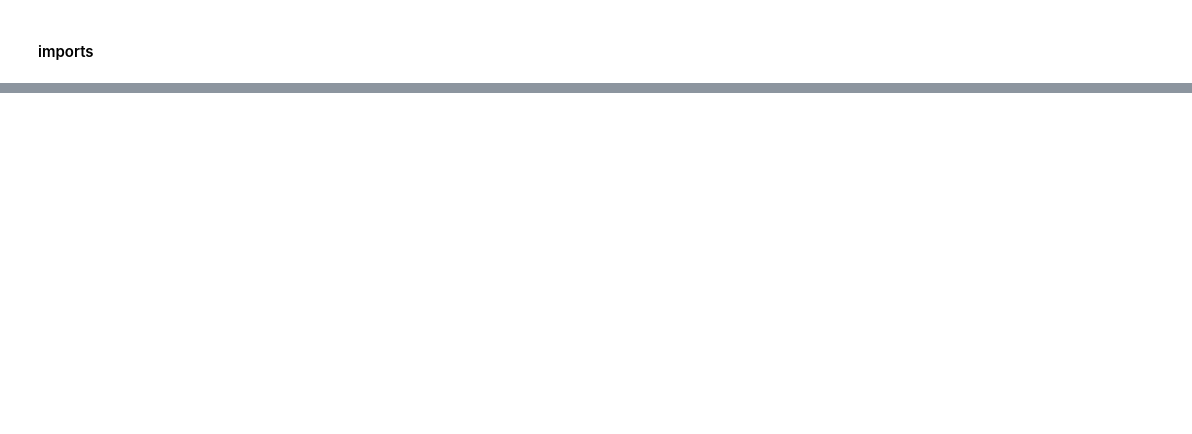
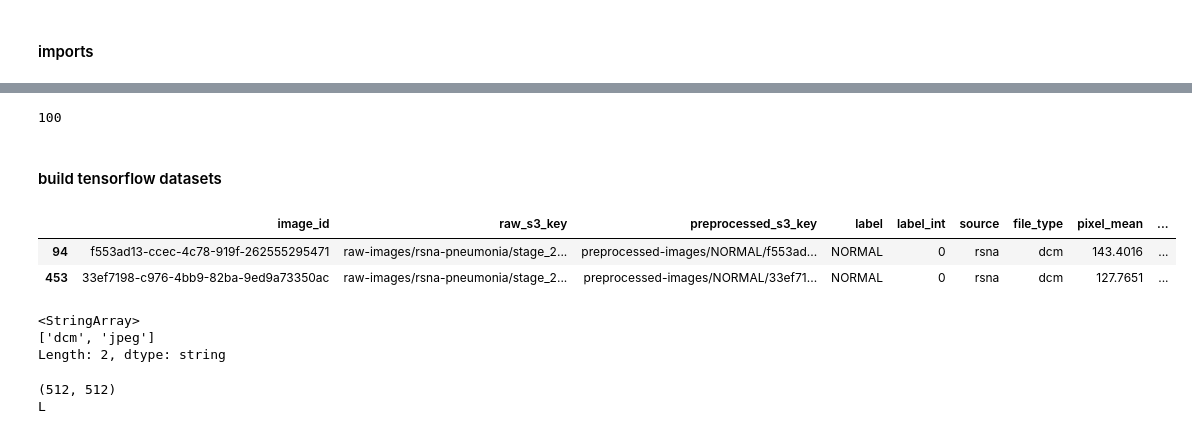
Before and after one commit to AAI-540-02-Group-4/FinalProject, a Jupyter notebook: cnn-model-dev.ipynb, the cells around one changed output, grey strips where cells are left out. Cells and saved outputs as stored; diff of their text form; code cells hidden in the pictures; blank space fills up the shorter version.

```diff
--- a/cnn-model-dev.ipynb
+++ b/cnn-model-dev.ipynb
@@ -81,0 +90,2 @@ Not Found: Amazon SageMaker can't find a FeatureGroup with name pneumonia_traini
+# %%
+subset_df['full_prepro_s3_path'] = "s3://" + BUCKET_NAME + "/" + subset_df['preprocessed_s3_key']
@@ -81,0 +103,14 @@ Not Found: Amazon SageMaker can't find a FeatureGroup with name pneumonia_traini
+# %%
+split_1, split_2 = train_test_split(subset_df, test_size=.5)
+# %%
+split_1 = split_1.reset_index(drop=True)
+split_2 = split_2.reset_index(drop=True)
+# %%
+train_df, test_df = train_test_split(split_1, train_size=.8)
+prod_df, val_df = train_test_split(split_2, train_size=.8)
+# %%
+len(test_df)
+# %% [output]
+100
+# %% [markdown]
+#### build tensorflow datasets
@@ -81,0 +119,12 @@ Not Found: Amazon SageMaker can't find a FeatureGroup with name pneumonia_traini
+# %%
+train_df.head(2)
+# %% [output]
+|  | image_id | raw_s3_key | preprocessed_s3_key | label | label_int | source | file_type | pixel_mean | ... |
+| 94 | f553ad13-ccec-4c78-919f-262555295471 | raw-images/rsna-pneumonia/stage_2... | preprocessed-images/NORMAL/f553ad... | NORMAL | 0 | rsna | dcm | 143.4016 | ... |
+| 453 | 33ef7198-c976-4bb9-82ba-9ed9a73350ac | raw-images/rsna-pneumonia/stage_2... | preprocessed-images/NORMAL/33ef71... | NORMAL | 0 | rsna | dcm | 127.7651 | ... |
+# %%
+train_df.file_type.unique()
+# %% [output]
+<StringArray>
+['dcm', 'jpeg']
+Length: 2, dtype: string
@@ -81,0 +161,21 @@ Not Found: Amazon SageMaker can't find a FeatureGroup with name pneumonia_traini
+# %%
+import boto3
+import pydicom
+import matplotlib.pyplot as plt
+from io import BytesIO
+
+s3 = boto3.client("s3")
+bucket = BUCKET_NAME
+key = train_df["full_prepro_s3_path"].iloc[0].replace(f"s3://{bucket}/", "")
+
+obj = s3.get_object(Bucket=bucket, Key=key)
+img_bytes = obj["Body"].read()
+
+# Check what PIL sees
+from PIL import Image
+img = Image.open(BytesIO(img_bytes))
+print(img.size)   # (W, H)
+print(img.mode)   # L = grayscale, RGB, etc.
+# %% [output]
+(512, 512)
+L
```
Also changed, not shown: parts of 27 cells of this notebook, 1 other file.
